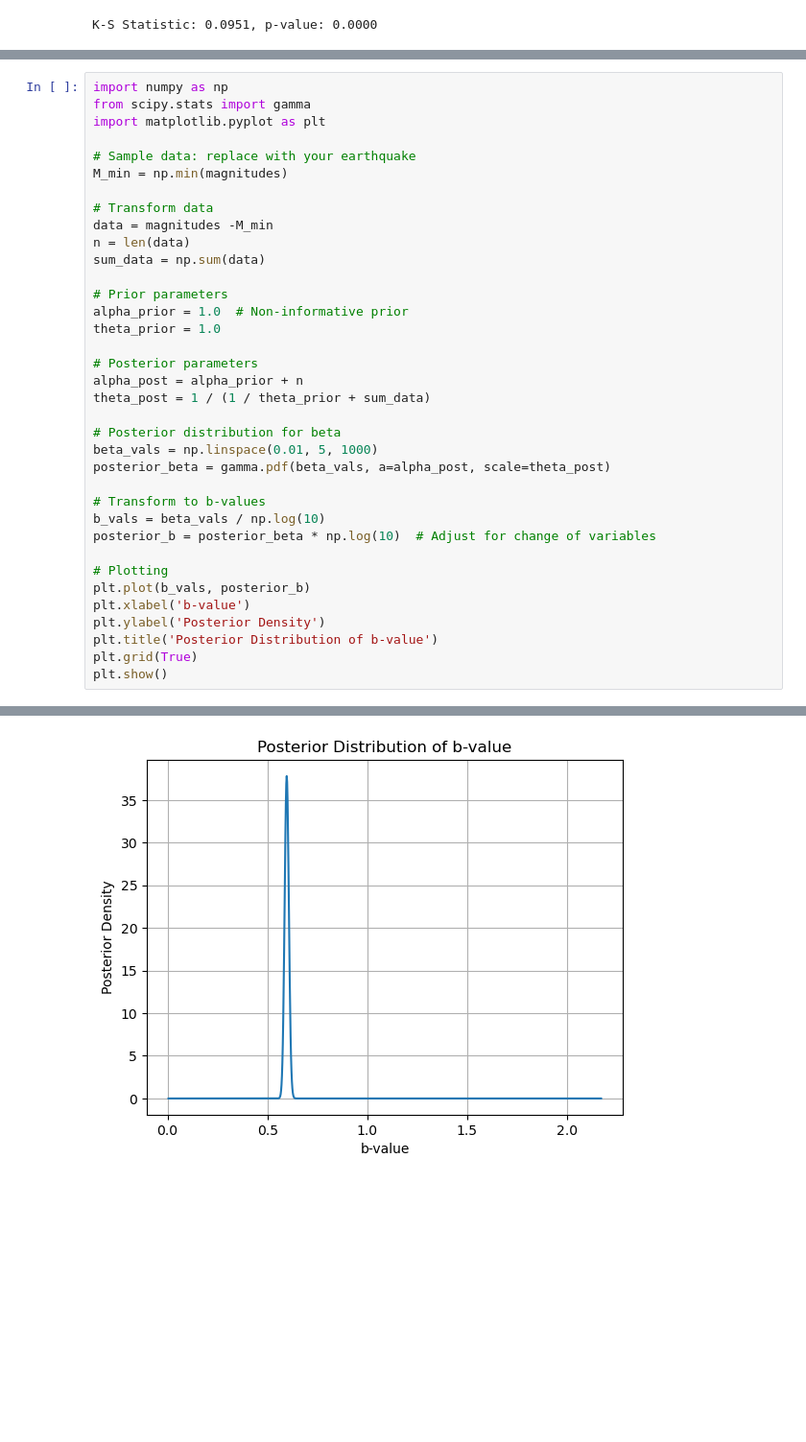
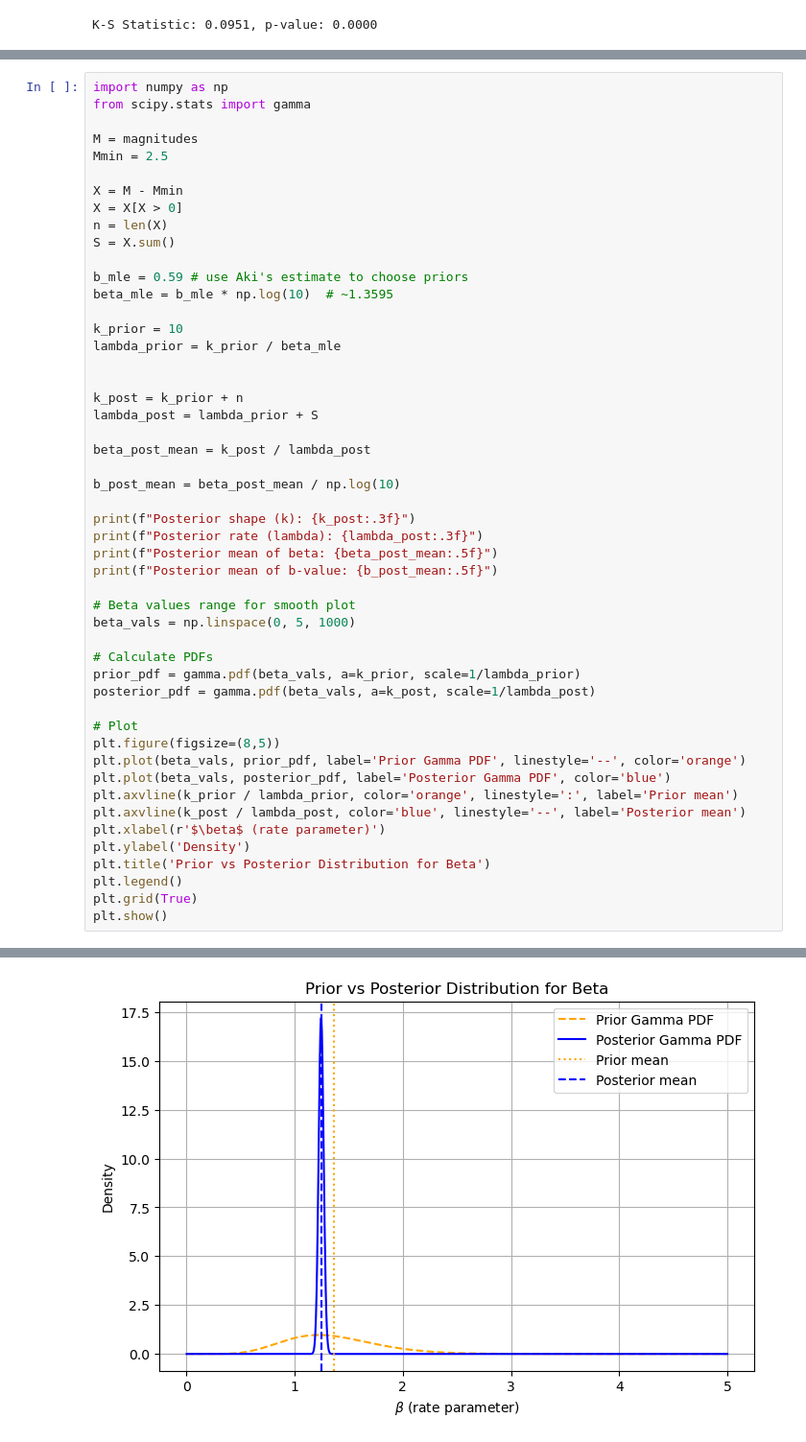
Before and after one commit to Luka-Radulovic/earthquake-statistical-analysis, a Jupyter notebook: earthquake-analysis.ipynb, the cells around one changed output, grey strips where cells are left out. Shown at 96% size. Drawn from its saved outputs; the diff is of its cells as text; blank space fills up the shorter version.

```diff
--- a/data_preprocessing.ipynb
+++ b/earthquake-analysis.ipynb
@@ -279,37 +284,51 @@ where $\bold{m}$ is our data and  $S = \sum_{i=1}^{n}(M_{i} - M_{min} )$
 # %%
 import numpy as np
 from scipy.stats import gamma
-import matplotlib.pyplot as plt
 
-# Sample data: replace with your earthquake
-M_min = np.min(magnitudes)
+M = magnitudes
+Mmin = 2.5
 
-# Transform data
-data = magnitudes -M_min
-n = len(data)
-sum_data = np.sum(data)
+X = M - Mmin
+X = X[X > 0]
+n = len(X)
+S = X.sum()
 
-# Prior parameters
-alpha_prior = 1.0  # Non-informative prior
-theta_prior = 1.0
+b_mle = 0.59 # use Aki's estimate to choose priors
+beta_mle = b_mle * np.log(10)  # ~1.3595
 
-# Posterior parameters
-alpha_post = alpha_prior + n
-theta_post = 1 / (1 / theta_prior + sum_data)
+k_prior = 10
+lambda_prior = k_prior / beta_mle
 
-# Posterior distribution for beta
-beta_vals = np.linspace(0.01, 5, 1000)
-posterior_beta = gamma.pdf(beta_vals, a=alpha_post, scale=theta_post)
 
-# Transform to b-values
-b_vals = beta_vals / np.log(10)
-posterior_b = posterior_beta * np.log(10)  # Adjust for change of variables
+k_post = k_prior + n
+lambda_post = lambda_prior + S
 
-# Plotting
-plt.plot(b_vals, posterior_b)
-plt.xlabel('b-value')
-plt.ylabel('Posterior Density')
-plt.title('Posterior Distribution of b-value')
+beta_post_mean = k_post / lambda_post
+
+b_post_mean = beta_post_mean / np.log(10)
+
+print(f"Posterior shape (k): {k_post:.3f}")
+print(f"Posterior rate (lambda): {lambda_post:.3f}")
+print(f"Posterior mean of beta: {beta_post_mean:.5f}")
+print(f"Posterior mean of b-value: {b_post_mean:.5f}")
+
+# Beta values range for smooth plot
+beta_vals = np.linspace(0, 5, 1000)
+
+# Calculate PDFs
+prior_pdf = gamma.pdf(beta_vals, a=k_prior, scale=1/lambda_prior)
+posterior_pdf = gamma.pdf(beta_vals, a=k_post, scale=1/lambda_post)
+
+# Plot
+plt.figure(figsize=(8,5))
+plt.plot(beta_vals, prior_pdf, label='Prior Gamma PDF', linestyle='--', color='orange')
+plt.plot(beta_vals, posterior_pdf, label='Posterior Gamma PDF', color='blue')
+plt.axvline(k_prior / lambda_prior, color='orange', linestyle=':', label='Prior mean')
+plt.axvline(k_post / lambda_post, color='blue', linestyle='--', label='Posterior mean')
+plt.xlabel(r'$\beta$ (rate parameter)')
+plt.ylabel('Density')
+plt.title('Prior vs Posterior Distribution for Beta')
+plt.legend()
 plt.grid(True)
 plt.show()
 # %% [output]
@@ -316 +339 @@ plt.show()
-[figure, old version]
+[figure, new version]
```
Also changed, not shown: parts of 21 cells of this notebook.
